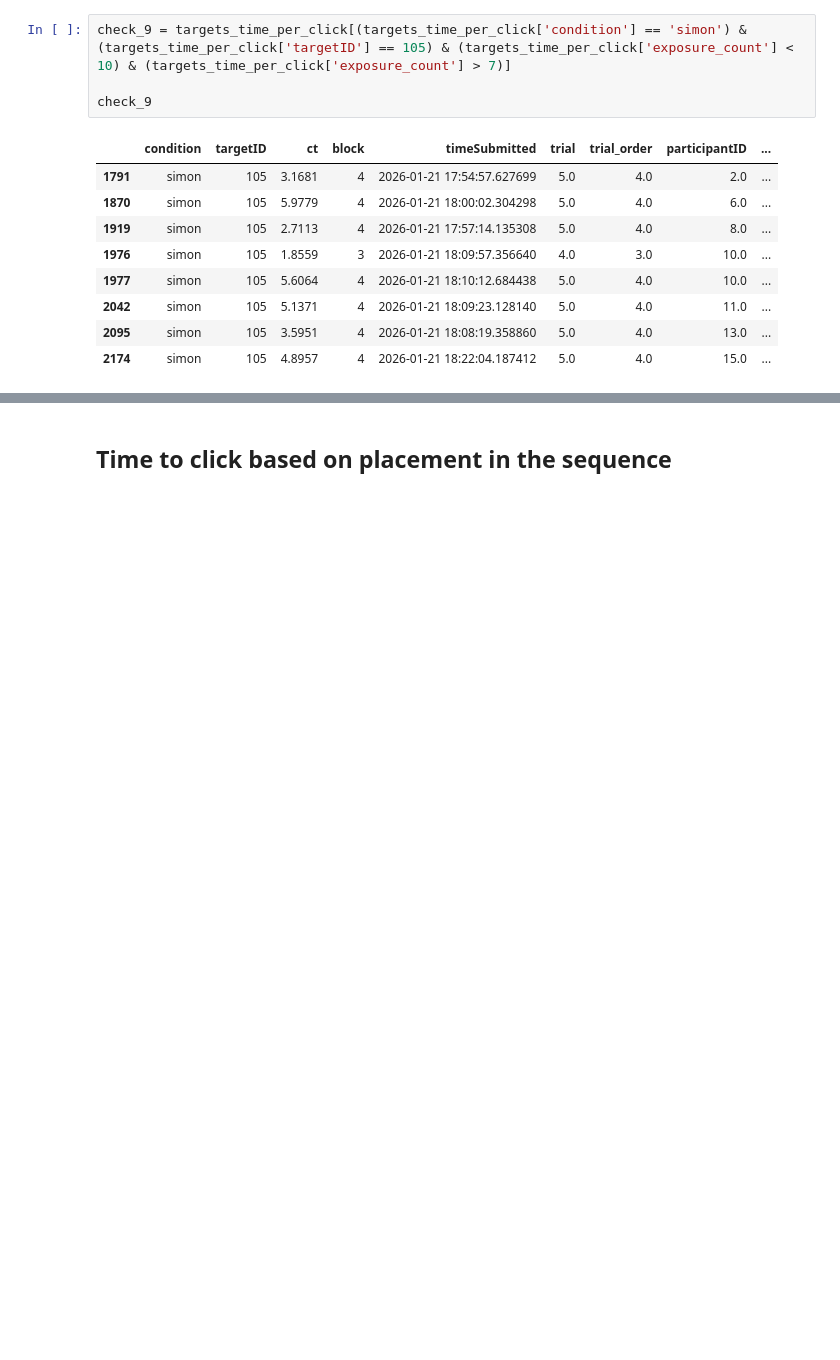
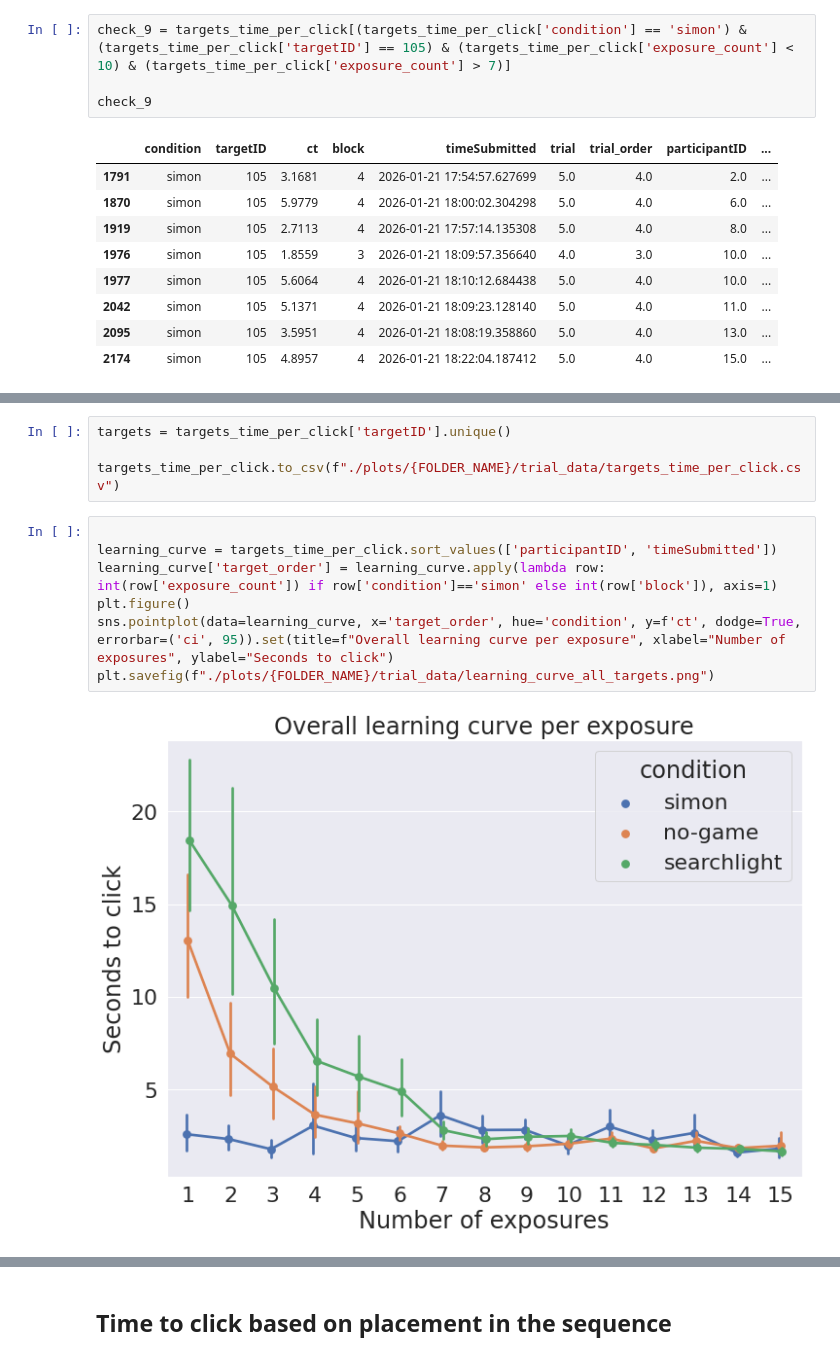
Before and after one commit to hermana/hci-experiment-analysis, a Jupyter notebook: game_mechanics_study/between_participants_pilot_analysis.ipynb, the cells around one changed output, grey strips where cells are left out. Drawn from its saved outputs; the diff is of its cells as text; blank space fills up the shorter version.

```diff
--- a/game_mechanics_study/between_participants_pilot_analysis.ipynb
+++ b/game_mechanics_study/between_participants_pilot_analysis.ipynb
@@ -396,3 +397,16 @@ plt.savefig(f"./plots/{FOLDER_NAME}/trial_data/mean_time_per_target.png")
+# %%
+targets = targets_time_per_click['targetID'].unique()
+
+targets_time_per_click.to_csv(f"./plots/{FOLDER_NAME}/trial_data/targets_time_per_click.csv")
+# %%
+
+learning_curve = targets_time_per_click.sort_values(['participantID', 'timeSubmitted'])
+learning_curve['target_order'] = learning_curve.apply(lambda row: int(row['exposure_count']) if row['condition']=='simon' else int(row['block']), axis=1)
+plt.figure()
+sns.pointplot(data=learning_curve, x='target_order', hue='condition', y=f'ct', dodge=True, errorbar=('ci', 95)).set(title=f"Overall learning curve per exposure", xlabel="Number of exposures", ylabel="Seconds to click")
+plt.savefig(f"./plots/{FOLDER_NAME}/trial_data/learning_curve_all_targets.png")
+# %% [output]
+[figure, added]
 # %%
 targets = targets_time_per_click['targetID'].unique()
 
```
Also changed, not shown: parts of 8 cells of this notebook, 43 other files.
